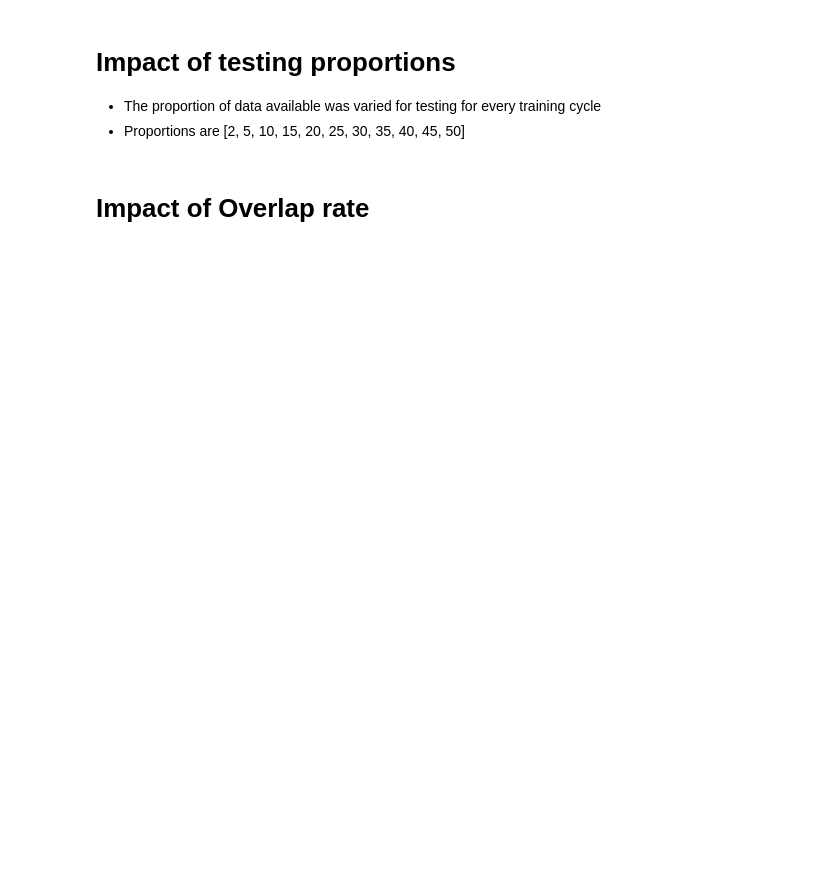
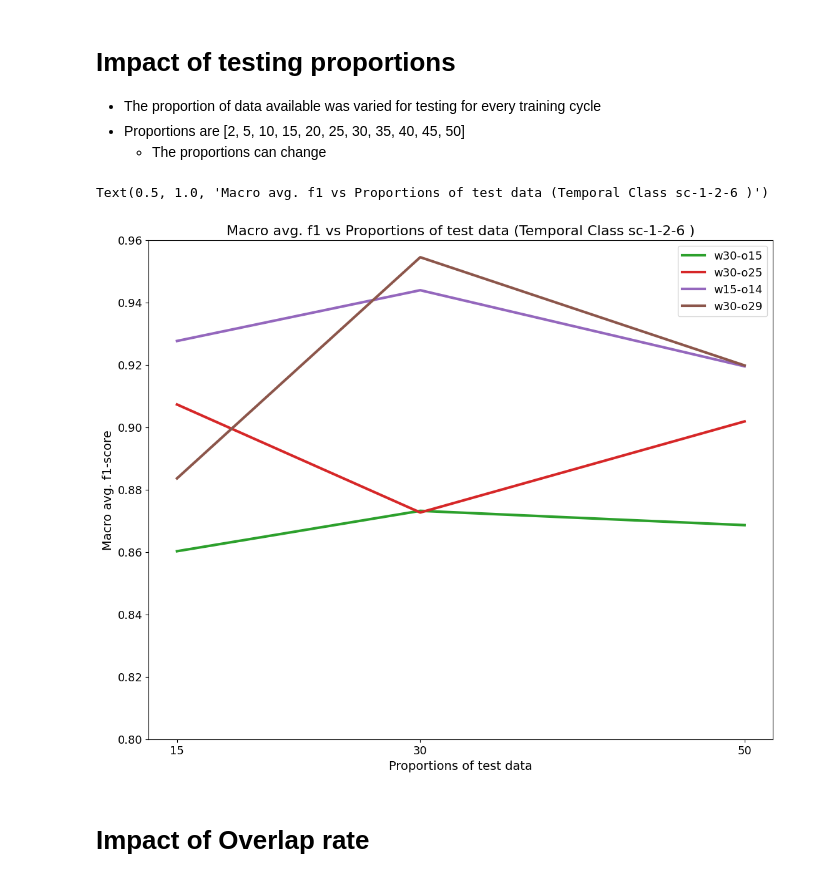
Before and after one commit to vigneshuw/AssemblyMonitoring-GraphLearning, a Jupyter notebook: evaluations/TrainingEval.ipynb, the cells around one changed output. Saved outputs shown, nothing was run; the diff lists cells and outputs as text; code cells hidden in the pictures; blank space fills up the shorter version.

Commit message:
single shot training

```diff
--- a/evaluations/TrainingEval.ipynb
+++ b/evaluations/TrainingEval.ipynb
@@ -10,13 +10,15 @@ plt.rcParams.update({'font.size': 13})  # Adjust the font size as desired
 
 - The proportion of data available was varied for testing for every training cycle
 - Proportions are [2, 5, 10, 15, 20, 25, 30, 35, 40, 45, 50]
+    - The proportions can change
 # %%
 # Results directory
-results_dir = "/data1/GraphModellingExperiments/L10/TrainEval"
-classes_type = "WithoutHands"
+assembly_type = "AssemblyDemo"
+results_dir = f"/data1/GraphModellingExperiments/{assembly_type}/TrainEval"
+classes_type = "WithHands"
 results_dir = os.path.join(results_dir, classes_type)
 # Temporal information
-temporal_classes = ["12"]
+temporal_classes = ["1", "2", "6"]
 temporal_classes.insert(0, "sc")
 
 # Type of test
@@ -41,27 +43,32 @@ for data_item in data_items:
 # %%
 # Plotting the results
 metric_to_consider = "macro avg"
-proportions = [2, 5, 10, 15, 20, 25, 30, 35, 40, 45, 50]
+# proportions = [2, 5, 10, 15, 20, 25, 30, 35, 40, 45, 50]
+proportions = [15, 30, 50]
 df_parsed_data = {}
 for wo_config in df_dict.keys():
     df_parsed_data[wo_config] = []
     for proportion in proportions:
         df_parsed_data[wo_config].append(df_dict[wo_config][proportion].loc[metric_to_consider]["f1-score"])
 
 # Plots
 fig = plt.figure(figsize=(10, 8))
 axs = fig.add_subplot([0, 0, 1, 1])
 
 ordered_key_items = ["w30-o0", "w30-o10", "w30-o15", "w30-o25", "w15-o14", "w30-o29"]
 for index, wo_config in enumerate(ordered_key_items):
     if wo_config not in df_parsed_data.keys():
         continue
     axs.plot(proportions, df_parsed_data[wo_config], label=wo_config, linewidth=3, color=plt.cm.tab10(index))
 axs.legend()
 axs.set_xticks(proportions)
+axs.set_ylim([0.80, 0.96])
 axs.set_xlabel("Proportions of test data", fontsize=14)
 axs.set_ylabel("Macro avg. f1-score", fontsize=14)
 axs.set_title(f"Macro avg. f1 vs Proportions of test data (Temporal Class { '-'.join(temporal_classes)} )", fontsize=16)
+# %% [output]
+Text(0.5, 1.0, 'Macro avg. f1 vs Proportions of test data (Temporal Class sc-1-2-6 )')
+[figure, added]
 # %% [markdown]
 # Impact of Overlap rate
 # %%
```
Also changed, not shown: parts of 14 cells of this notebook, 3 other files.
